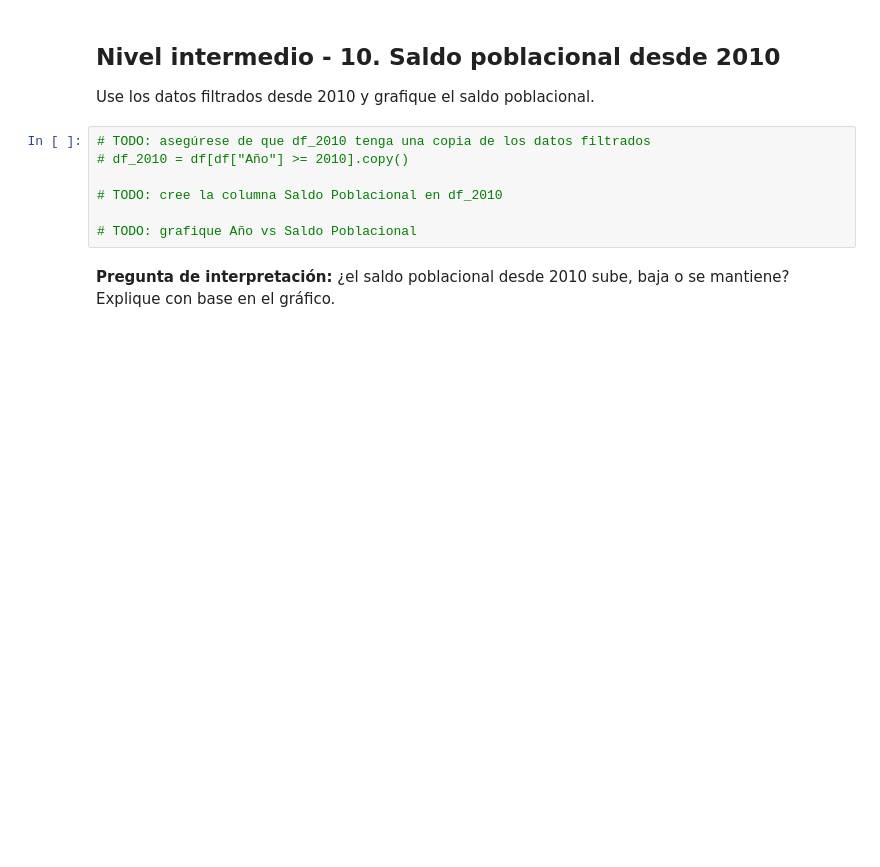
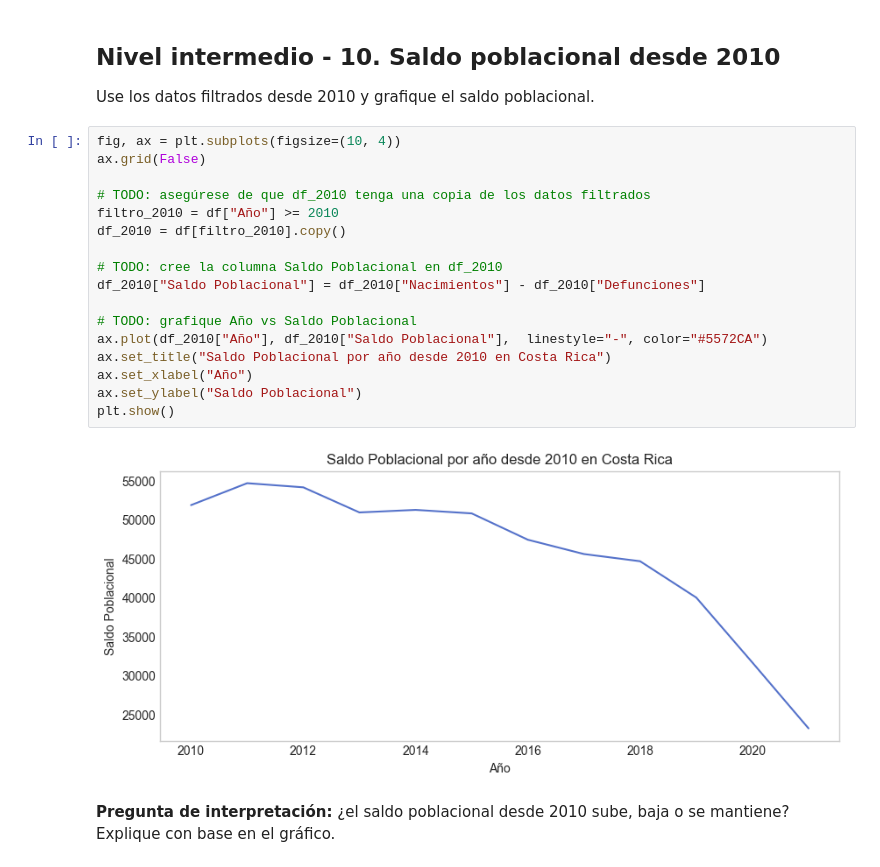
Before and after one commit to odellealhernandez/fundamentos_python, a Jupyter notebook: Matplotlib/02 - Practicar Matplotlib.ipynb, the cells around one changed output. Saved outputs shown, nothing was run; the diff lists cells and outputs as text; blank space fills up the shorter version.

```diff
--- a/Matplotlib/02 - Practicar Matplotlib.ipynb
+++ b/Matplotlib/02 - Practicar Matplotlib.ipynb
@@ -243,12 +310,24 @@ Compare nacimientos y defunciones en el último año disponible.
 
 Use los datos filtrados desde 2010 y grafique el saldo poblacional.
 # %%
+fig, ax = plt.subplots(figsize=(10, 4))
+ax.grid(False)
+
 # TODO: asegúrese de que df_2010 tenga una copia de los datos filtrados
-# df_2010 = df[df["Año"] >= 2010].copy()
+filtro_2010 = df["Año"] >= 2010
+df_2010 = df[filtro_2010].copy()
 
 # TODO: cree la columna Saldo Poblacional en df_2010
+df_2010["Saldo Poblacional"] = df_2010["Nacimientos"] - df_2010["Defunciones"]
 
 # TODO: grafique Año vs Saldo Poblacional
+ax.plot(df_2010["Año"], df_2010["Saldo Poblacional"],  linestyle="-", color="#5572CA")
+ax.set_title("Saldo Poblacional por año desde 2010 en Costa Rica")
+ax.set_xlabel("Año")
+ax.set_ylabel("Saldo Poblacional")
+plt.show()
+# %% [output]
+[figure, added]
 # %% [markdown]
 **Pregunta de interpretación:** ¿el saldo poblacional desde 2010 sube, baja o se mantiene? Explique con base en el gráfico.
 # %% [markdown]
```
Also changed, not shown: parts of 9 cells of this notebook.
